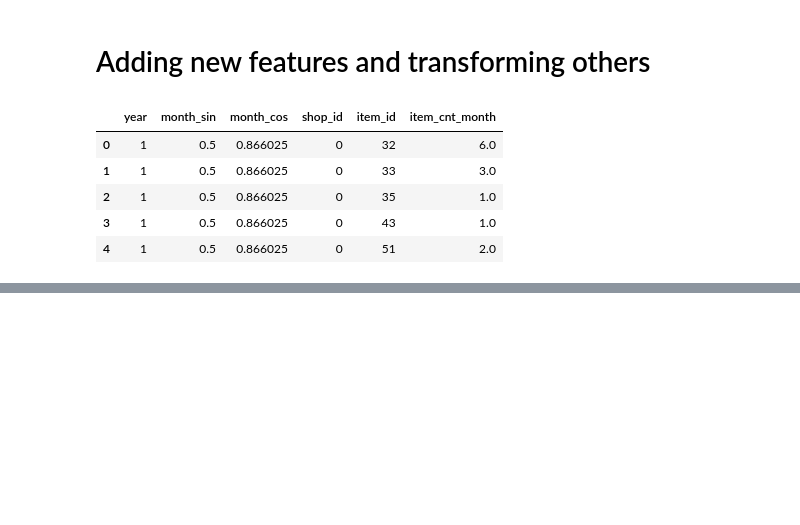
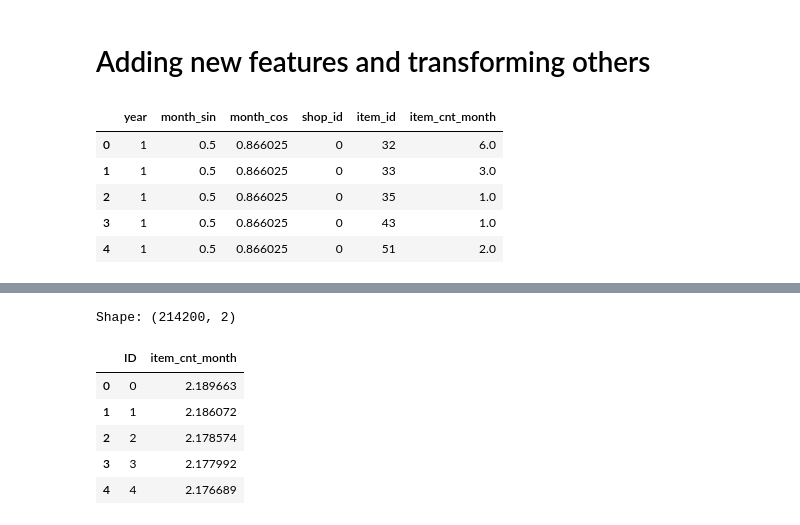
Before and after one commit to guyrux/predict_future_sales, a Jupyter notebook: notebook/1_data_understanding.ipynb, the cells around one changed output, grey strips where cells are left out. Saved outputs shown, nothing was run; the diff lists cells and outputs as text; code cells hidden in the pictures; blank space fills up the shorter version.

```diff
--- a/notebook/1_data_understanding.ipynb
+++ b/notebook/1_data_understanding.ipynb
@@ -348,8 +350,6 @@ df_sample_submission.head()
 # %%
 df_train_mod = df_train.copy()
-df_train_mod["month_sin"] = np.sin(2 * np.pi * df_train_mod["month"]/12.0)
-df_train_mod["month_cos"] = np.cos(2 * np.pi * df_train_mod["month"]/12.0)
-df_train_mod.drop("month", axis=1, inplace=True)
+df_train_mod = cyclical_feature(df_train_mod, 'month')
 
 df_train_mod["year"] = df_train_mod["year"] - df_train_mod.loc[0, "year"] + 1
 
@@ -365,7 +365,7 @@ df_train_mod.head()
 # %%
 %%time
 
-X_train, X_test, y_train, y_test = train_test_split(
+X_train, X_val, y_train, y_val = train_test_split(
     df_train_mod.drop("item_cnt_month", axis=1), df_train_mod["item_cnt_month"], train_size=.2, random_state=42, shuffle=True, stratify=None)
 
 model = RandomForestRegressor(
@@ -375,7 +375,7 @@ model = RandomForestRegressor(
 
 model.fit(X_train, y_train)
 
-y_pred = model.predict(X_test)
+y_pred = model.predict(X_val)
 
-rmse(y_test, y_pred)
+rmse(y_val, y_pred)
 # %% [output]
@@ -382,0 +399,18 @@ NameError: name 'train_test_split' is not defined
+# %%
+y_pred = model.predict(df_test_mod_cyclical)
+df_test_mod_cyclical["item_cnt_month"] = y_pred
+
+df_test_mod_cyclical = submission_format(df_test_mod_cyclical)
+print(f"Shape: {df_test_mod_cyclical.shape}")
+
+df_test_mod_cyclical.to_csv(output+'cyclical_output.csv', index=False)
+
+df_test_mod_cyclical.head()
+# %% [output]
+Shape: (214200, 2)
+|  | ID | item_cnt_month |
+| 0 | 0 | 2.189663 |
+| 1 | 1 | 2.186072 |
+| 2 | 2 | 2.178574 |
+| 3 | 3 | 2.177992 |
+| 4 | 4 | 2.176689 |
```
Also changed, not shown: parts of 7 cells of this notebook.
